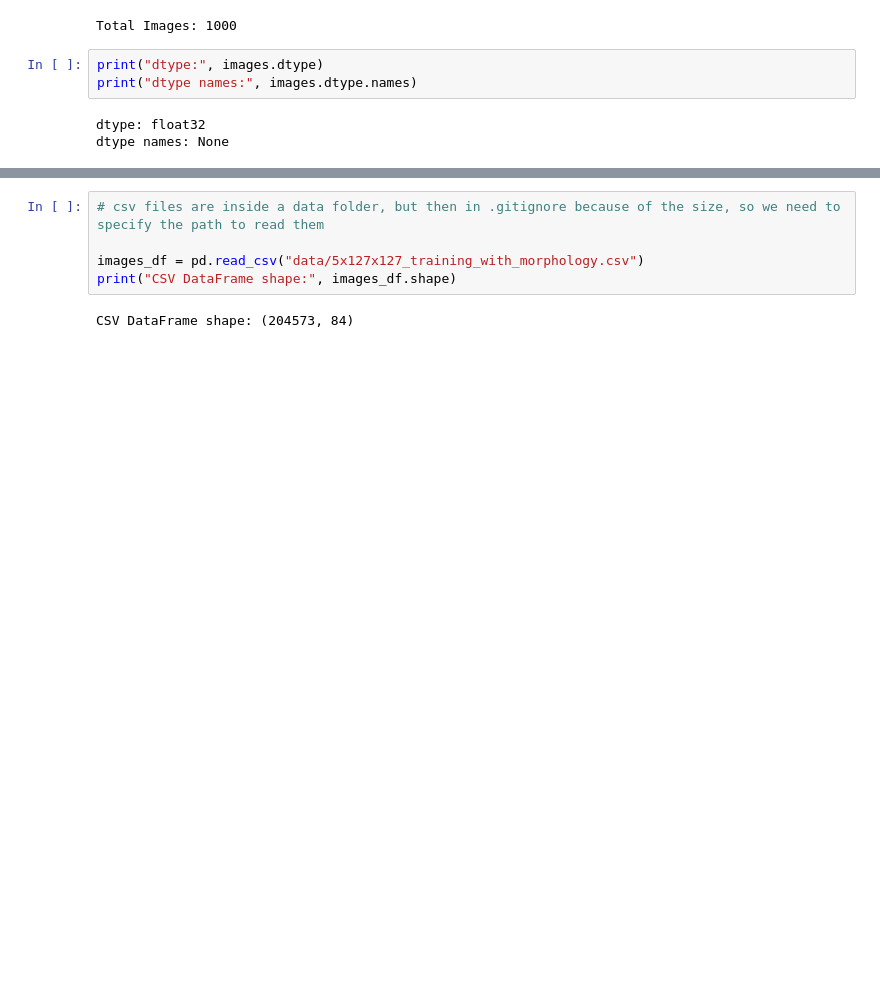
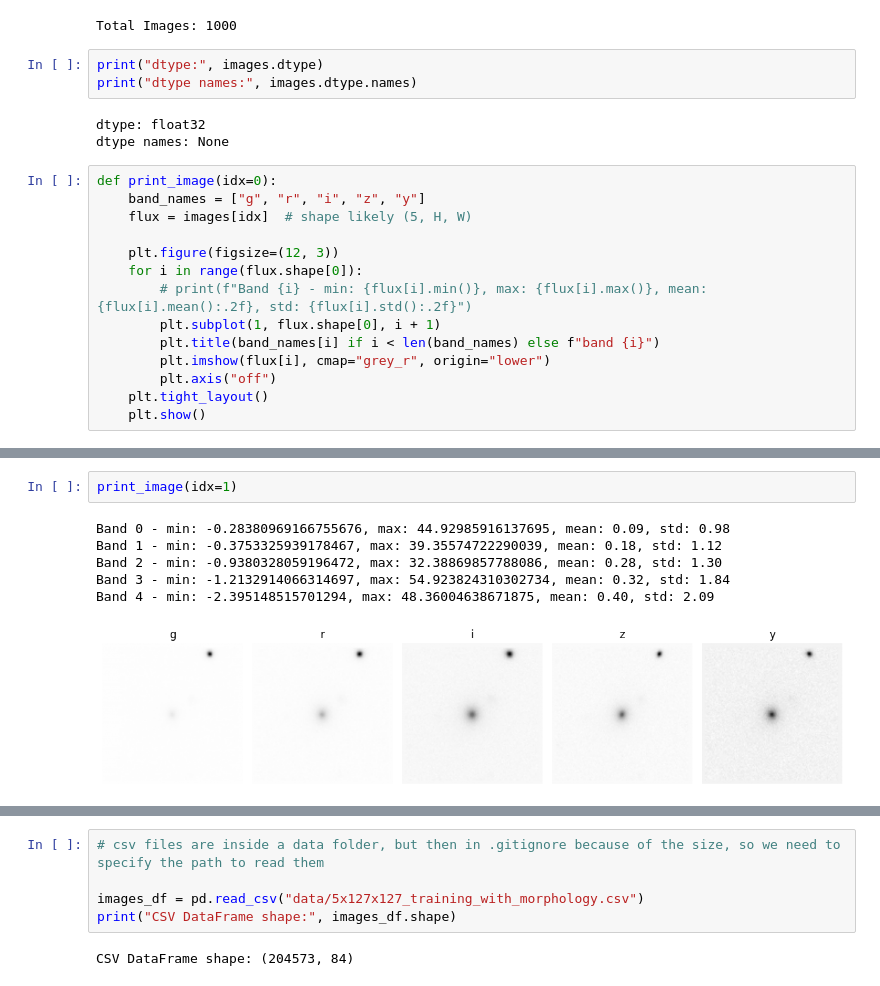
Before and after one commit to MADS-Milestone-2/Galaxy-Classifier, a Jupyter notebook: group-4-first-draft.ipynb, the cells around one changed output, grey strips where cells are left out. Drawn from its saved outputs; the diff is of its cells as text; blank space fills up the shorter version.

Commit message:
add print images function to view some of first 1000 images

```diff
--- a/group-4-first-draft.ipynb
+++ b/group-4-first-draft.ipynb
@@ -125,4 +127,18 @@ print("dtype names:", images.dtype.names)
 # %% [output]
 dtype: float32
 dtype names: None
+# %%
+def print_image(idx=0):
+    band_names = ["g", "r", "i", "z", "y"]
+    flux = images[idx]  # shape likely (5, H, W)
+
+    plt.figure(figsize=(12, 3))
+    for i in range(flux.shape[0]):
+        # print(f"Band {i} - min: {flux[i].min()}, max: {flux[i].max()}, mean: {flux[i].mean():.2f}, std: {flux[i].std():.2f}")
+        plt.subplot(1, flux.shape[0], i + 1)
+        plt.title(band_names[i] if i < len(band_names) else f"band {i}")
+        plt.imshow(flux[i], cmap="grey_r", origin="lower")
+        plt.axis("off")
+    plt.tight_layout()
+    plt.show()
 # %%
@@ -141,2 +146,11 @@ plt.show()
 # %% [output]
 [figure]
+# %%
+print_image(idx=1)
+# %% [output]
+Band 0 - min: -0.28380969166755676, max: 44.92985916137695, mean: 0.09, std: 0.98
+Band 1 - min: -0.3753325939178467, max: 39.35574722290039, mean: 0.18, std: 1.12
+Band 2 - min: -0.9380328059196472, max: 32.38869857788086, mean: 0.28, std: 1.30
+Band 3 - min: -1.2132914066314697, max: 54.923824310302734, mean: 0.32, std: 1.84
+Band 4 - min: -2.395148515701294, max: 48.36004638671875, mean: 0.40, std: 2.09
+[figure, added]
```
Also changed, not shown: parts of 4 cells of this notebook.
